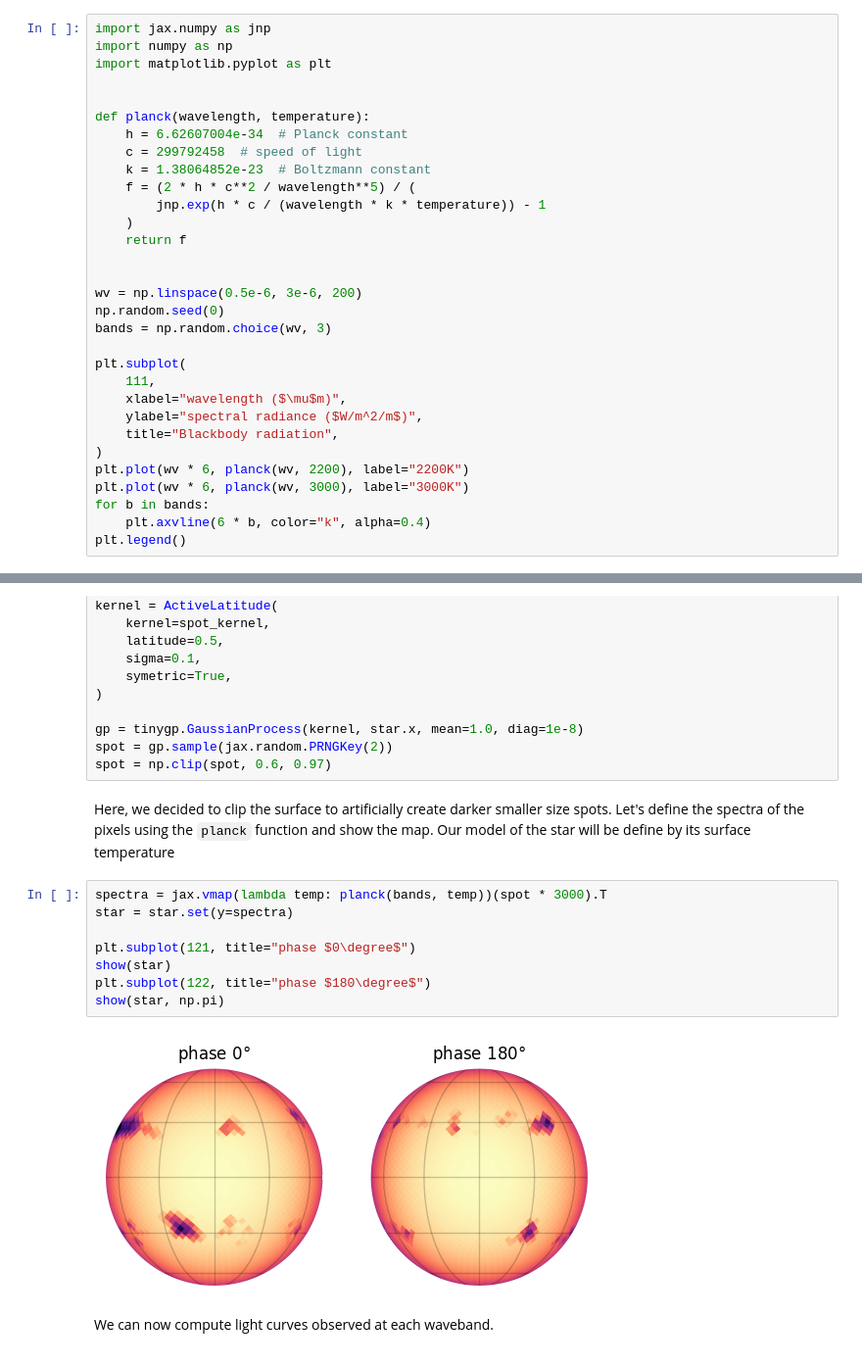
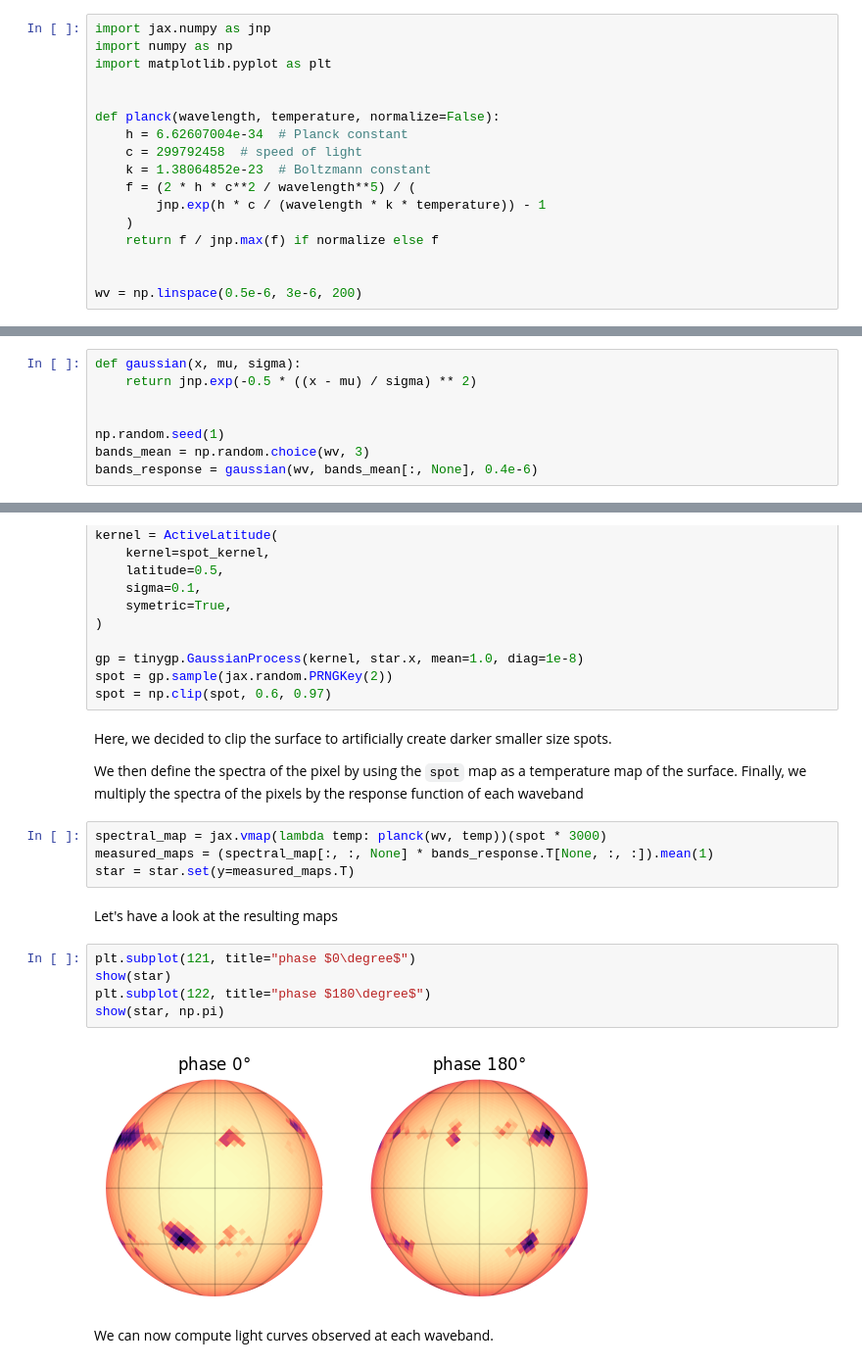
Before and after one commit to lgrcia/spotter, a Jupyter notebook: docs/notebooks/multiband.ipynb, the cells around one changed output, grey strips where cells are left out. Shown: that part at 98% size. Cells and saved outputs as stored; diff of their text form.

Commit message:
docs: add filter response function and separate multiband tuto

```diff
--- a/docs/notebooks/multiband.ipynb
+++ b/docs/notebooks/multiband.ipynb
@@ -10,28 +10,14 @@ import numpy as np
 import matplotlib.pyplot as plt
 
 
-def planck(wavelength, temperature):
+def planck(wavelength, temperature, normalize=False):
     h = 6.62607004e-34  # Planck constant
     c = 299792458  # speed of light
     k = 1.38064852e-23  # Boltzmann constant
     f = (2 * h * c**2 / wavelength**5) / (
         jnp.exp(h * c / (wavelength * k * temperature)) - 1
     )
-    return f
+    return f / jnp.max(f) if normalize else f
 
 
 wv = np.linspace(0.5e-6, 3e-6, 200)
-np.random.seed(0)
-bands = np.random.choice(wv, 3)
-
-plt.subplot(
-    111,
-    xlabel="wavelength ($\mu$m)",
-    ylabel="spectral radiance ($W/m^2/m$)",
-    title="Blackbody radiation",
-)
-plt.plot(wv * 6, planck(wv, 2200), label="2200K")
-plt.plot(wv * 6, planck(wv, 3000), label="3000K")
-for b in bands:
-    plt.axvline(6 * b, color="k", alpha=0.4)
-plt.legend()
@@ -40,0 +26,8 @@ plt.legend()
+# %%
+def gaussian(x, mu, sigma):
+    return jnp.exp(-0.5 * ((x - mu) / sigma) ** 2)
+
+
+np.random.seed(1)
+bands_mean = np.random.choice(wv, 3)
+bands_response = gaussian(wv, bands_mean[:, None], 0.4e-6)
@@ -60,17 +70,22 @@ gp = tinygp.GaussianProcess(kernel, star.x, mean=1.0, diag=1e-8)
 spot = gp.sample(jax.random.PRNGKey(2))
 spot = np.clip(spot, 0.6, 0.97)
 # %% [markdown]
-Here, we decided to clip the surface to artificially create darker smaller size spots. Let's define the spectra of the pixels using the `planck` function and show the map. Our model of the star will be define by its surface temperature
+Here, we decided to clip the surface to artificially create darker smaller size spots.
+
+We then define the spectra of the pixel by using the `spot` map as a temperature map of the surface. Finally, we multiply the spectra of the pixels by the response function of each waveband
+# %%
+spectral_map = jax.vmap(lambda temp: planck(wv, temp))(spot * 3000)
+measured_maps = (spectral_map[:, :, None] * bands_response.T[None, :, :]).mean(1)
+star = star.set(y=measured_maps.T)
+# %% [markdown]
+Let's have a look at the resulting maps
 # %%
-spectra = jax.vmap(lambda temp: planck(bands, temp))(spot * 3000).T
-star = star.set(y=spectra)
-
 plt.subplot(121, title="phase $0\degree$")
 show(star)
 plt.subplot(122, title="phase $180\degree$")
 show(star, np.pi)
 # %% [output]
-[figure, old version]
+[figure, new version]
 # %% [markdown]
 We can now compute light curves observed at each waveband.
 # %%
```
Also changed, not shown: parts of 6 cells of this notebook, 2 other files.
